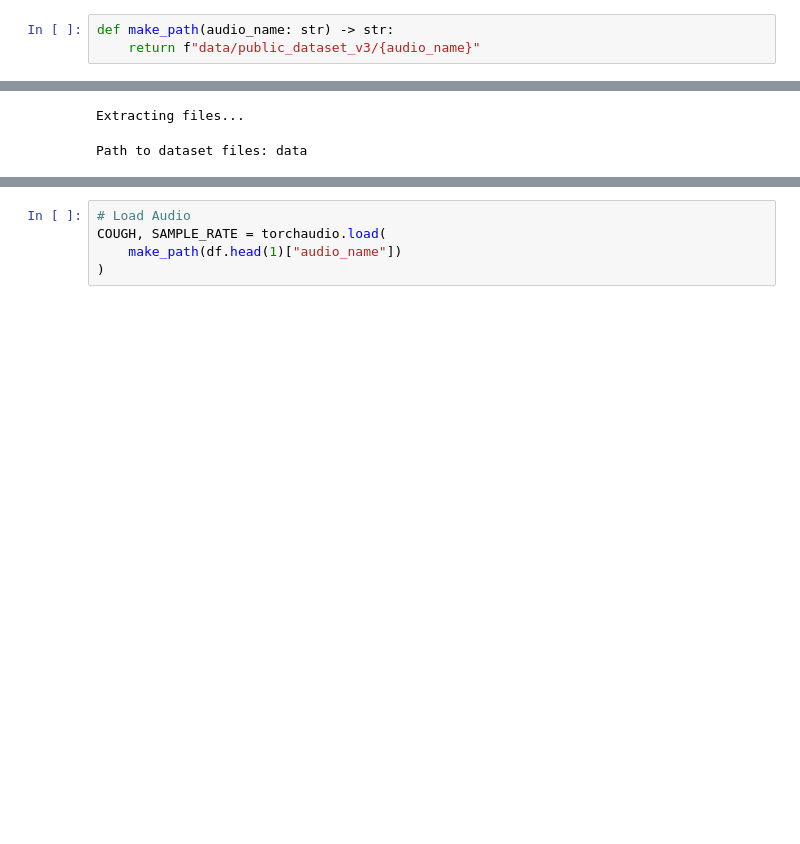
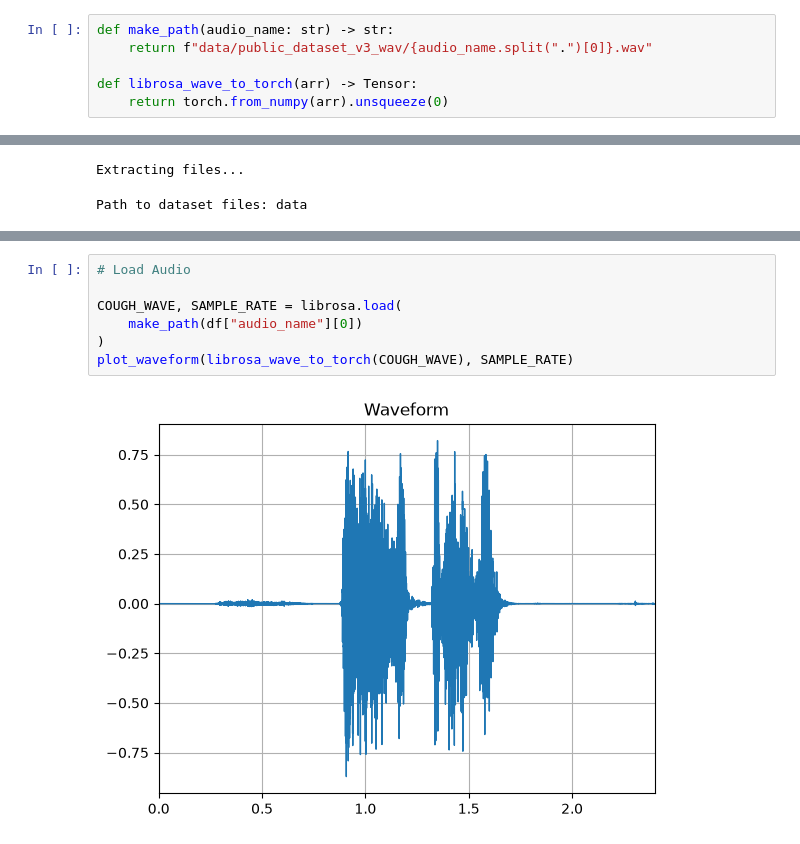
Before and after one commit to loafthecomputerphile/Senior_Design, a Jupyter notebook: project_notebooks/data_preprocess.ipynb, the cells around one changed output, grey strips where cells are left out. Saved outputs shown, nothing was run; the diff lists cells and outputs as text; blank space fills up the shorter version.

```diff
--- a/project_notebooks/data_preprocess.ipynb
+++ b/project_notebooks/data_preprocess.ipynb
@@ -10,6 +17,9 @@ from modules.plotting.plotters import *
 # %%
 def make_path(audio_name: str) -> str:
-    return f"data/public_dataset_v3/{audio_name}"
+    return f"data/public_dataset_v3_wav/{audio_name.split(".")[0]}.wav"
+
+def librosa_wave_to_torch(arr) -> Tensor:
+    return torch.from_numpy(arr).unsqueeze(0)
 # %% [markdown]
 # load cough db if not downloaded
 # %%
@@ -45,6 +55,10 @@ shape: (5, 11)
 | "2020-11-13T20:36:22.940967+00:… | 0.8582 | null | null | 57.0 | "male" | false | false | ... |
 # %%
 # Load Audio
-COUGH, SAMPLE_RATE = torchaudio.load(
-    make_path(df.head(1)["audio_name"])
+
+COUGH_WAVE, SAMPLE_RATE = librosa.load(
+    make_path(df["audio_name"][0])
 )
+plot_waveform(librosa_wave_to_torch(COUGH_WAVE), SAMPLE_RATE)
+# %% [output]
+[figure, added]
```
Also changed, not shown: parts of 6 cells of this notebook, 4 other files.
